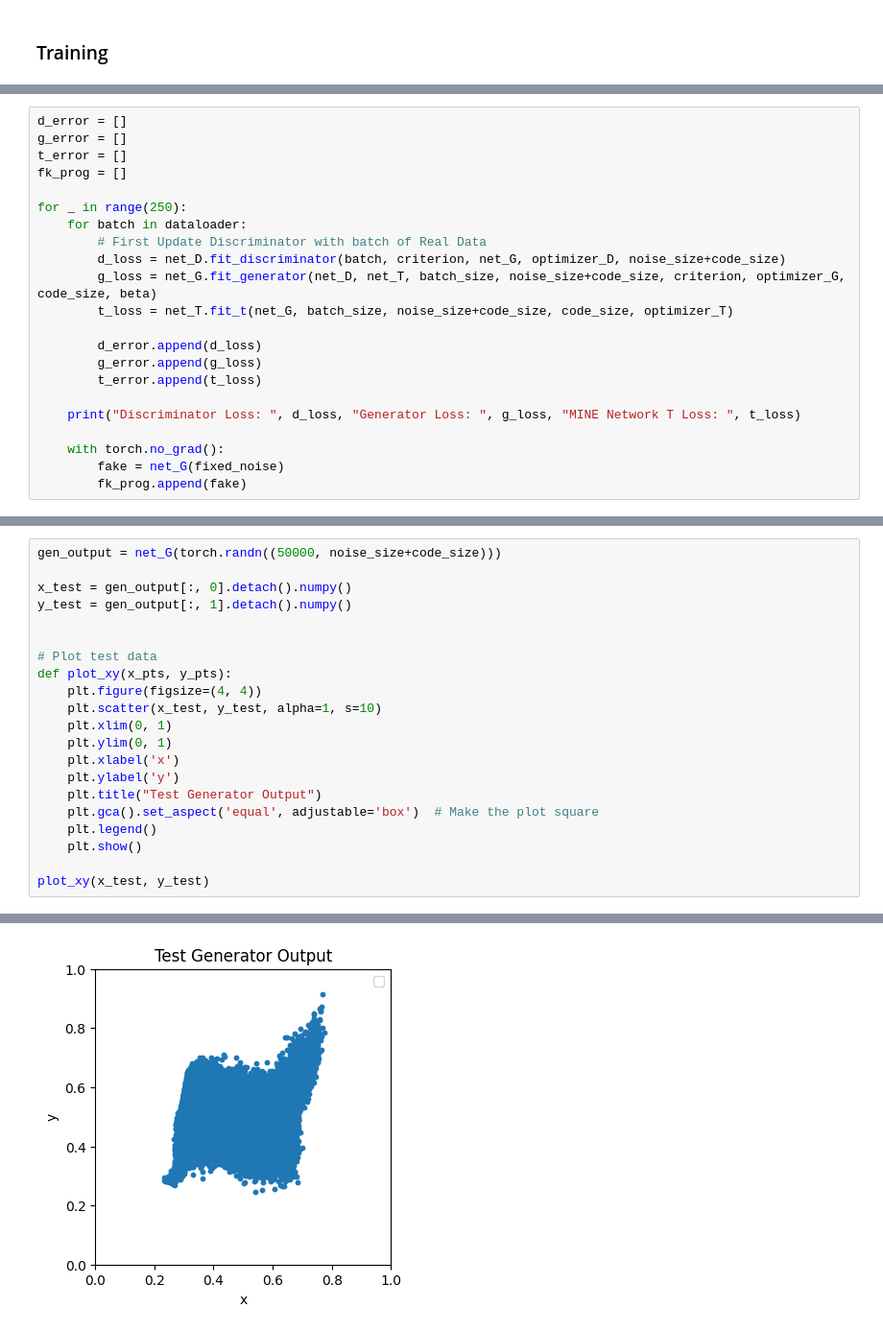
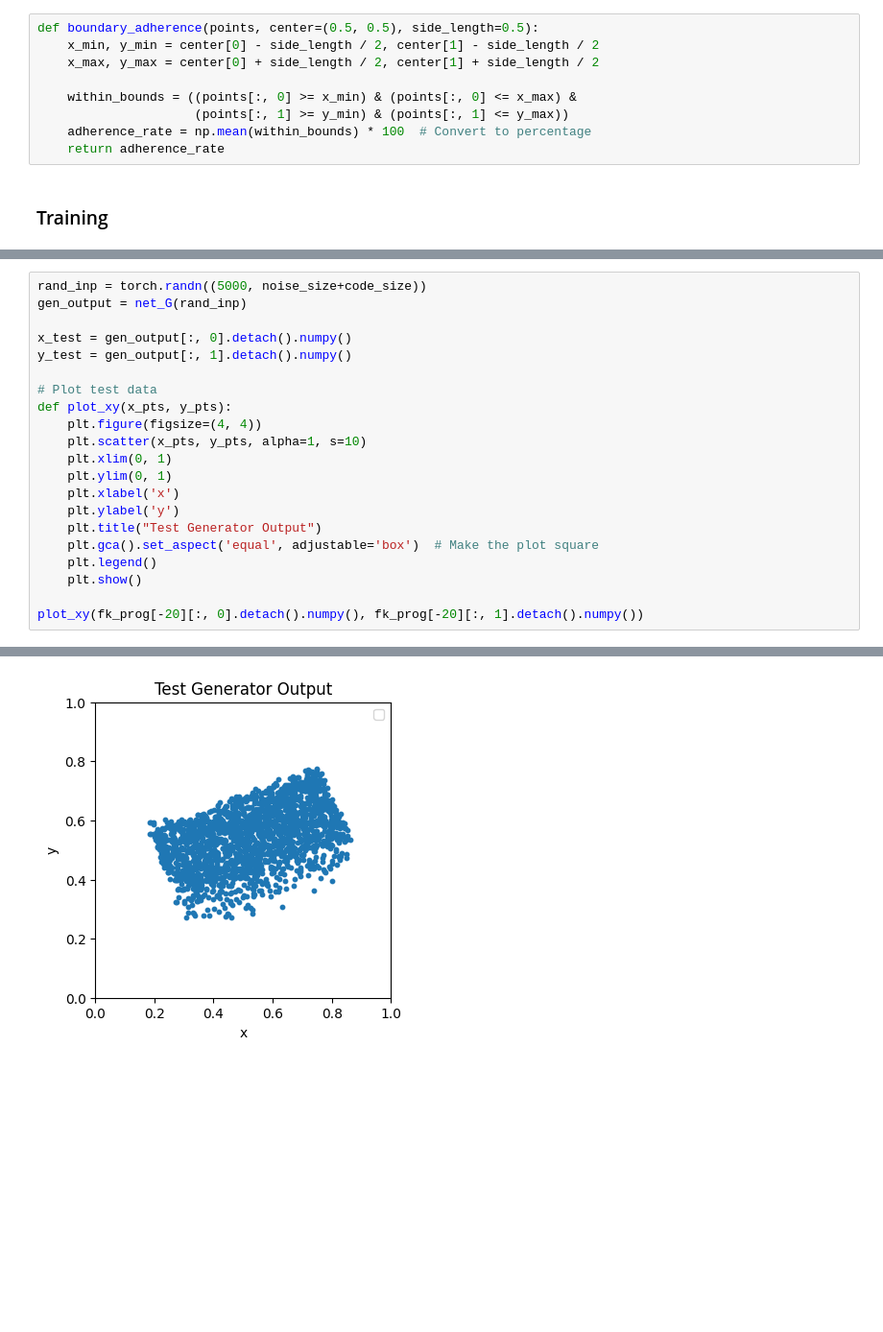
Before and after one commit to JacksonnF/InfoQGAN, a Jupyter notebook: experiments/InfoGAN.ipynb, the cells around one changed output, grey strips where cells are left out. Shown at 96% size. Cells and saved outputs as stored; diff of their text form; blank space fills up the shorter version.

```diff
--- a/experiments/InfoGAN.ipynb
+++ b/experiments/InfoGAN.ipynb
@@ -143,6 +165,15 @@ class XYDistribution(Dataset):
 
     def __getitem__(self, idx):
         return torch.stack((self.x[idx], self.y[idx]))
+# %%
+def boundary_adherence(points, center=(0.5, 0.5), side_length=0.5):
+    x_min, y_min = center[0] - side_length / 2, center[1] - side_length / 2
+    x_max, y_max = center[0] + side_length / 2, center[1] + side_length / 2
+
+    within_bounds = ((points[:, 0] >= x_min) & (points[:, 0] <= x_max) &
+                     (points[:, 1] >= y_min) & (points[:, 1] <= y_max))
+    adherence_rate = np.mean(within_bounds) * 100  # Convert to percentage
+    return adherence_rate
 # %% [markdown]
 ### Training
 # %%
@@ -172,22 +211,0 @@ optimizer_T = optim.Adam(net_T.parameters(), lr=lr)
-# %%
-d_error = []
-g_error = []
-t_error = []
-fk_prog = []
-
-for _ in range(250):
-    for batch in dataloader:
-        # First Update Discriminator with batch of Real Data
-        d_loss = net_D.fit_discriminator(batch, criterion, net_G, optimizer_D, noise_size+code_size)
-        g_loss = net_G.fit_generator(net_D, net_T, batch_size, noise_size+code_size, criterion, optimizer_G, code_size, beta)
-        t_loss = net_T.fit_t(net_G, batch_size, noise_size+code_size, code_size, optimizer_T)
-
-        d_error.append(d_loss)
-        g_error.append(g_loss)
-        t_error.append(t_loss)
-
-    print("Discriminator Loss: ", d_loss, "Generator Loss: ", g_loss, "MINE Network T Loss: ", t_loss)
-
-    with torch.no_grad():
-        fake = net_G(fixed_noise)
-        fk_prog.append(fake)
@@ -212,24 +295,24 @@ Discriminator Loss:  1.3806345462799072 Generator Loss:  0.416067898273468 MINE
 # %%
-gen_output = net_G(torch.randn((50000, noise_size+code_size)))
+rand_inp = torch.randn((5000, noise_size+code_size))
+gen_output = net_G(rand_inp)
 
 x_test = gen_output[:, 0].detach().numpy()
 y_test = gen_output[:, 1].detach().numpy()
 
-
 # Plot test data
 def plot_xy(x_pts, y_pts):
     plt.figure(figsize=(4, 4))
-    plt.scatter(x_test, y_test, alpha=1, s=10)
+    plt.scatter(x_pts, y_pts, alpha=1, s=10)
     plt.xlim(0, 1)
     plt.ylim(0, 1)
     plt.xlabel('x')
     plt.ylabel('y')
     plt.title("Test Generator Output")
     plt.gca().set_aspect('equal', adjustable='box')  # Make the plot square
     plt.legend()
     plt.show()
 
-plot_xy(x_test, y_test)
+plot_xy(fk_prog[-20][:, 0].detach().numpy(), fk_prog[-20][:, 1].detach().numpy())
 # %% [output]
 No artists with labels found to put in legend.  Note that artists whose label start with an underscore are ignored when legend() is called with no argument.
-[figure, old version]
+[figure, new version]
```
Also changed, not shown: parts of 9 cells of this notebook.
